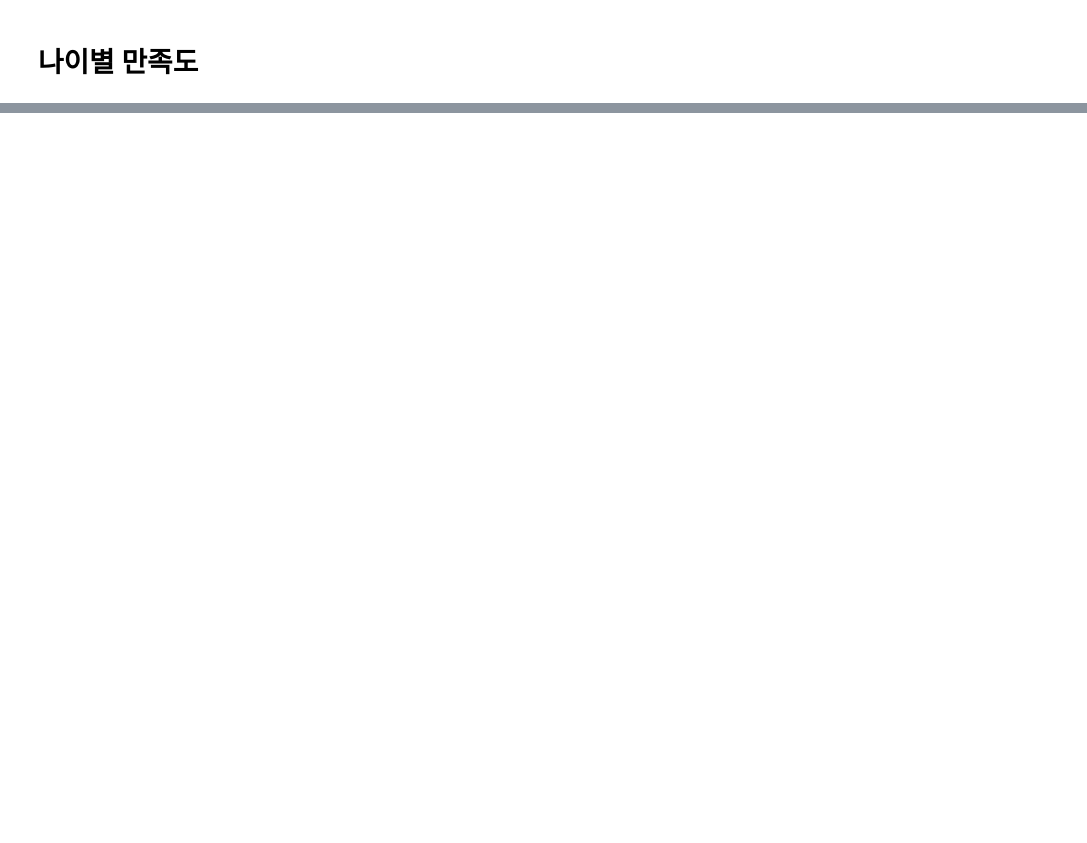
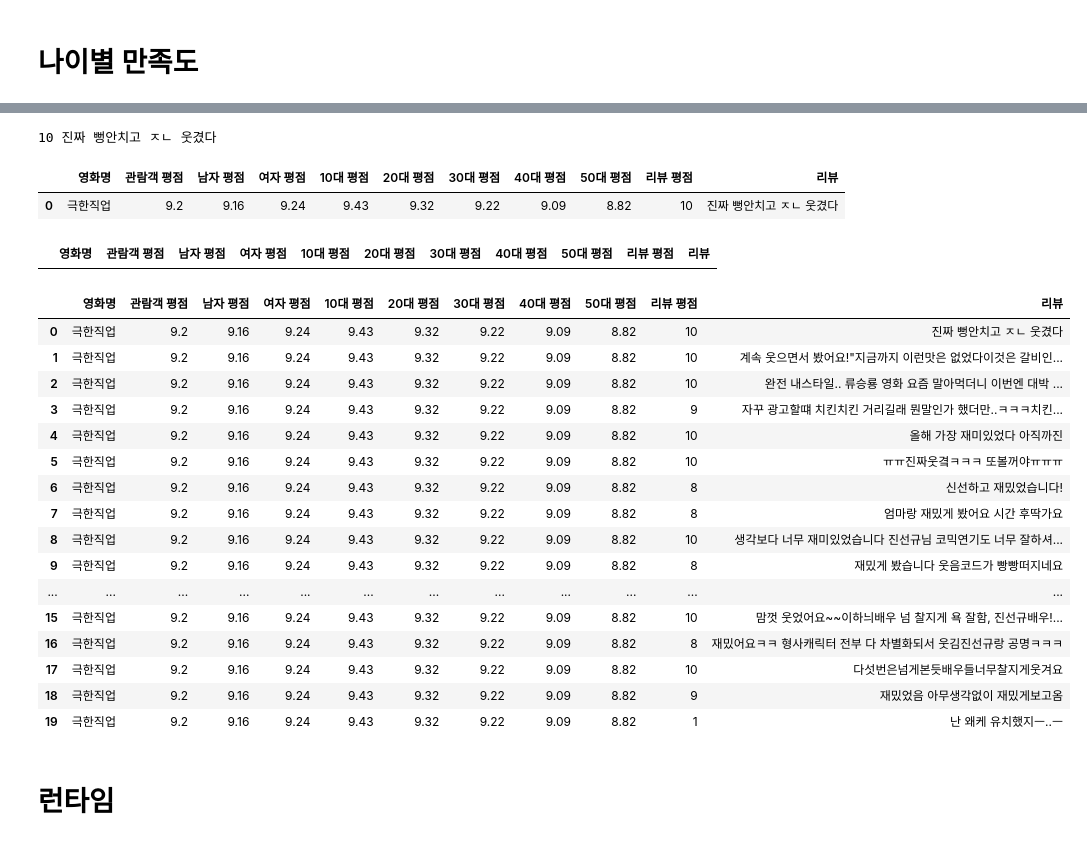
Before and after one commit to wonyounging/1_Project, a Jupyter notebook: 크롤링_역대 영화 리뷰.ipynb, the cells around one changed output, grey strips where cells are left out. Cells and saved outputs as stored; diff of their text form; code cells hidden in the pictures; blank space fills up the shorter version.

```diff
--- a/크롤링_역대 영화 리뷰.ipynb
+++ b/크롤링_역대 영화 리뷰.ipynb
@@ -175,0 +171,4 @@ soup.select('.lego_review_list _scroller')
+# %%
+# 리뷰 20개 미만 처리
+min = len(soup.select('.area_card_outer._item_wrapper > li'))
+min
@@ -175,0 +185,16 @@ soup.select('.lego_review_list _scroller')
+# %%
+review_list = []
+
+try:
+    for cnt in range(0,20):
+        rev = soup.select('.area_card_outer._item_wrapper > li > .area_review_content > div')[cnt].select('.desc')[0].get_text()
+        rev_score = int(soup.select('.area_card_outer._item_wrapper > li .area_text_box')[cnt].get_text().split(')')[1])
+        review_list.append(rev_score)
+        review_list.append(rev)
+except:
+    for cnt in range(0,min):
+        rev = soup.select('.area_card_outer._item_wrapper > li > .area_review_content > div')[cnt].select('.desc')[0].get_text()
+        rev_score = int(soup.select('.area_card_outer._item_wrapper > li .area_text_box')[cnt].get_text().split(')')[1])
+        review_list.append(rev_score)
+        review_list.append(rev)
+review_list
@@ -175,0 +219,54 @@ soup.select('.lego_review_list _scroller')
+# %%
+print(review_list[0], review_list[1])
+# %% [output]
+10 진짜 뻥안치고 ㅈㄴ 웃겼다
+# %%
+data = pd.DataFrame(columns = ['영화명', '관람객 평점', '남자 평점', '여자 평점', '10대 평점', '20대 평점', '30대 평점',
+  '40대 평점', '50대 평점', '리뷰 평점', '리뷰'])
+new_row = {'영화명':mname, '관람객 평점':tot_score,
+           '남자 평점':man_score, '여자 평점':girl_score,
+           '10대 평점':age10_score, '20대 평점':age20_score,
+           '30대 평점':age30_score, '40대 평점':age40_score,
+           '50대 평점':age50_score, '리뷰 평점':review_list[0], '리뷰':review_list[1]}
+data = data.append(new_row,ignore_index=True)
+data
+# %% [output]
+|  | 영화명 | 관람객 평점 | 남자 평점 | 여자 평점 | 10대 평점 | 20대 평점 | 30대 평점 | 40대 평점 | 50대 평점 | 리뷰 평점 | 리뷰 |
+| 0 | 극한직업 | 9.2 | 9.16 | 9.24 | 9.43 | 9.32 | 9.22 | 9.09 | 8.82 | 10 | 진짜 뻥안치고 ㅈㄴ 웃겼다 |
+# %%
+data = pd.DataFrame(columns = ['영화명', '관람객 평점', '남자 평점', '여자 평점', '10대 평점', '20대 평점', '30대 평점',
+  '40대 평점', '50대 평점', '리뷰 평점', '리뷰'])
+data
+# %% [output]
+|  | 영화명 | 관람객 평점 | 남자 평점 | 여자 평점 | 10대 평점 | 20대 평점 | 30대 평점 | 40대 평점 | 50대 평점 | 리뷰 평점 | 리뷰 |
+# %%
+for cnt in range(0,20):
+    rev = soup.select('.area_card_outer._item_wrapper > li > .area_review_content > div')[cnt].select('.desc')[0].get_text()
+    rev_score = int(soup.select('.area_card_outer._item_wrapper > li .area_text_box')[cnt].get_text().split(')')[1])
+    new_row = {'영화명':mname, '관람객 평점':tot_score,
+           '남자 평점':man_score, '여자 평점':girl_score,
+           '10대 평점':age10_score, '20대 평점':age20_score,
+           '30대 평점':age30_score, '40대 평점':age40_score,
+           '50대 평점':age50_score, '리뷰 평점':rev_score, '리뷰':rev}
+    data = data.append(new_row, ignore_index=True)
+data
+# %% [output]
+|  | 영화명 | 관람객 평점 | 남자 평점 | 여자 평점 | 10대 평점 | 20대 평점 | 30대 평점 | 40대 평점 | 50대 평점 | 리뷰 평점 | 리뷰 |
+| 0 | 극한직업 | 9.2 | 9.16 | 9.24 | 9.43 | 9.32 | 9.22 | 9.09 | 8.82 | 10 | 진짜 뻥안치고 ㅈㄴ 웃겼다 |
+| 1 | 극한직업 | 9.2 | 9.16 | 9.24 | 9.43 | 9.32 | 9.22 | 9.09 | 8.82 | 10 | 계속 웃으면서 봤어요!"지금까지 이런맛은 없었다이것은 갈비인... |
+| 2 | 극한직업 | 9.2 | 9.16 | 9.24 | 9.43 | 9.32 | 9.22 | 9.09 | 8.82 | 10 | 완전 내스타일.. 류승룡 영화 요즘 말아먹더니 이번엔 대박 ... |
+| 3 | 극한직업 | 9.2 | 9.16 | 9.24 | 9.43 | 9.32 | 9.22 | 9.09 | 8.82 | 9 | 자꾸 광고할떄 치킨치킨 거리길래 뭔말인가 했더만..ㅋㅋㅋ치킨... |
+| 4 | 극한직업 | 9.2 | 9.16 | 9.24 | 9.43 | 9.32 | 9.22 | 9.09 | 8.82 | 10 | 올해 가장 재미있었다 아직까진 |
+| 5 | 극한직업 | 9.2 | 9.16 | 9.24 | 9.43 | 9.32 | 9.22 | 9.09 | 8.82 | 10 | ㅠㅠ진짜웃곀ㅋㅋㅋ 또볼꺼야ㅠㅠㅠ |
+| 6 | 극한직업 | 9.2 | 9.16 | 9.24 | 9.43 | 9.32 | 9.22 | 9.09 | 8.82 | 8 | 신선하고 재밌었습니다! |
+| 7 | 극한직업 | 9.2 | 9.16 | 9.24 | 9.43 | 9.32 | 9.22 | 9.09 | 8.82 | 8 | 엄마랑 재밌게 봤어요 시간 후딱가요 |
+| 8 | 극한직업 | 9.2 | 9.16 | 9.24 | 9.43 | 9.32 | 9.22 | 9.09 | 8.82 | 10 | 생각보다 너무 재미있었습니다 진선규님 코믹연기도 너무 잘하셔... |
+| 9 | 극한직업 | 9.2 | 9.16 | 9.24 | 9.43 | 9.32 | 9.22 | 9.09 | 8.82 | 8 | 재밌게 봤습니다 웃음코드가 빵빵떠지네요 |
+| ... | ... | ... | ... | ... | ... | ... | ... | ... | ... | ... | ... |
+| 15 | 극한직업 | 9.2 | 9.16 | 9.24 | 9.43 | 9.32 | 9.22 | 9.09 | 8.82 | 10 | 맘껏 웃었어요~~이하늬배우 넘 찰지게 욕 잘함, 진선규배우!... |
+| 16 | 극한직업 | 9.2 | 9.16 | 9.24 | 9.43 | 9.32 | 9.22 | 9.09 | 8.82 | 8 | 재밌어요ㅋㅋ 형사캐릭터 전부 다 차별화되서 웃김진선규랑 공명ㅋㅋㅋ |
+| 17 | 극한직업 | 9.2 | 9.16 | 9.24 | 9.43 | 9.32 | 9.22 | 9.09 | 8.82 | 10 | 다섯번은넘게본듯배우들너무찰지게웃겨요 |
+| 18 | 극한직업 | 9.2 | 9.16 | 9.24 | 9.43 | 9.32 | 9.22 | 9.09 | 8.82 | 9 | 재밌었음 아무생각없이 재밌게보고옴 |
+| 19 | 극한직업 | 9.2 | 9.16 | 9.24 | 9.43 | 9.32 | 9.22 | 9.09 | 8.82 | 1 | 난 왜케 유치했지ㅡ..ㅡ |
+# %% [markdown]
+# 런타임
```
Also changed, not shown: parts of 29 cells of this notebook.
